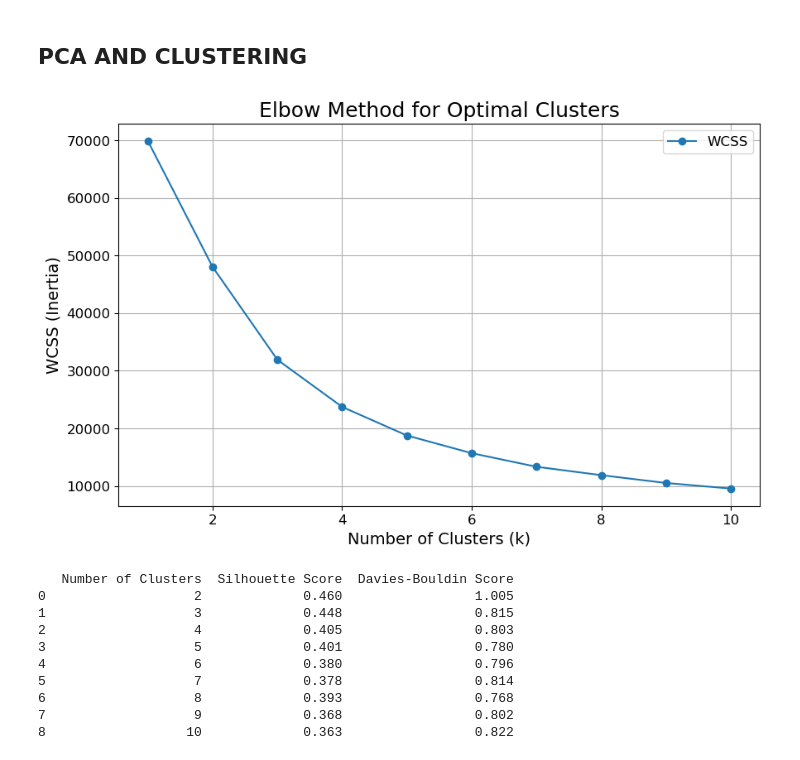
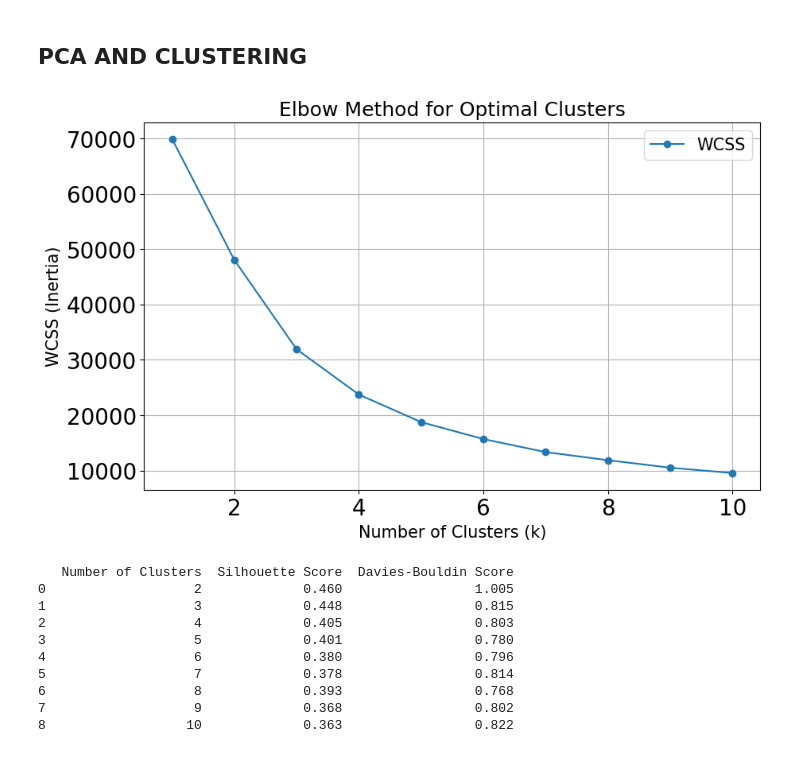
Before and after one commit to StarBread2/Atillo-ML, a Jupyter notebook: Updated/Clustering/Jupyter/Clustering.ipynb, the cells around one changed output. Cells and saved outputs as stored; diff of their text form; code cells hidden in the pictures.

```diff
--- a/Updated/Clustering/Jupyter/Clustering.ipynb
+++ b/Updated/Clustering/Jupyter/Clustering.ipynb
@@ -53,38 +53,38 @@ print(df_scaled)
 # %%
 #******************************************PCA******************************************
 pca = PCA(n_components=2)  # Reduce to 2 components for easier visualization
 df_pca = pca.fit_transform(df_scaled)
 #******************************************PCA******************************************
 
 
 
 
 
 #******************************************FINDING OPTIMAL K******************************************
 # Elbow Method to find optimal clusters
 wcss = []
 for k in range(1, 11):
     kmeans = KMeans(n_clusters=k,
                     random_state=42,
                     n_init=10,
                     max_iter=300)
     kmeans.fit(df_pca)
     wcss.append(kmeans.inertia_)
 
 # Plotting the Elbow Curve with larger text
 plt.figure(figsize=(10, 6))
 plt.plot(range(1, 11), wcss, marker='o', label='WCSS')
 plt.title("Elbow Method for Optimal Clusters", fontsize=18)  # Larger title
-plt.xlabel("Number of Clusters (k)", fontsize=14)  # Larger x-axis label
-plt.ylabel("WCSS (Inertia)", fontsize=14)  # Larger y-axis label
-plt.xticks(fontsize=12)  # Larger font for x-axis ticks
-plt.yticks(fontsize=12)  # Larger font for y-axis ticks
+plt.xlabel("Number of Clusters (k)", fontsize=15)  # Larger x-axis label
+plt.ylabel("WCSS (Inertia)", fontsize=15)  # Larger y-axis label
+plt.xticks(fontsize=20)  # Larger font for x-axis ticks
+plt.yticks(fontsize=20)  # Larger font for y-axis ticks
 plt.grid()
-plt.legend(fontsize=12)  # Add legend with larger font
+plt.legend(fontsize=15)  # Add legend with larger font
 plt.show()
 #******************************************FINDING OPTIMAL K******************************************
 # %% [output]
-[figure, old version]
+[figure, new version]
 # %%
 #******************************************K AND ITS SCORES (SILHOUETES AND DB)******************************************
 # Test a range of cluster numbers for silhouette score and Davies-Bouldin Score
```
Also changed, not shown: parts of 1 cell of this notebook, 9 other files.
